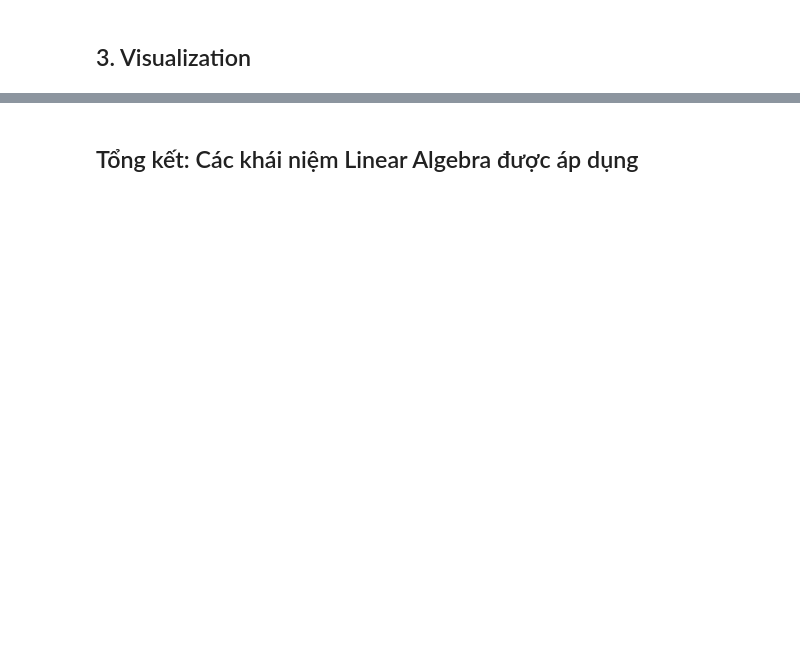
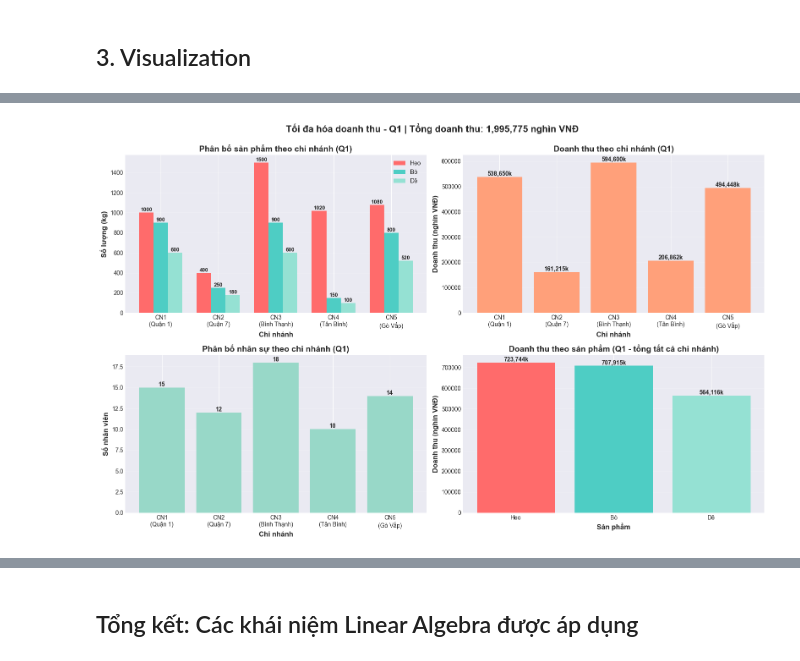
Before and after one commit to Quang1402/linear_algebra_demo, a Jupyter notebook: profit_maximization.ipynb, the cells around one changed output, grey strips where cells are left out. Drawn from its saved outputs; the diff is of its cells as text; code cells hidden in the pictures; blank space fills up the shorter version.

```diff
--- a/profit_maximization.ipynb
+++ b/profit_maximization.ipynb
@@ -292,0 +400,97 @@ Shape: (3, 3)
+# %%
+# Visualization: Phân bố sản phẩm và doanh thu theo chi nhánh
+if optimal_result is not None:
+    # 📌 BROADCASTING: Tạo dữ liệu cho visualization
+    branch_names = ['CN1\n(Quận 1)', 'CN2\n(Quận 7)', 'CN3\n(Bình Thạnh)', 'CN4\n(Tân Bình)', 'CN5\n(Gò Vấp)']
+    product_names = ['Heo', 'Bò', 'Dê']
+
+    # Tạo figure với subplots
+    fig = plt.figure(figsize=(16, 10))
+
+    # Subplot 1: Phân bố sản phẩm theo chi nhánh
+    ax1 = plt.subplot(2, 2, 1)
+    x = np.arange(num_branches)
+    width = 0.25
+
+    # Broadcasting: x (5,) + width * np.array([0, 1, 2]) (3,) → (5, 3)
+    bars1 = ax1.bar(x - width, optimal_result['product_allocation'][:, 0], width, label='Heo', color='#FF6B6B')
+    bars2 = ax1.bar(x, optimal_result['product_allocation'][:, 1], width, label='Bò', color='#4ECDC4')
+    bars3 = ax1.bar(x + width, optimal_result['product_allocation'][:, 2], width, label='Dê', color='#95E1D3')
+
+    # Thêm data labels cho từng cột
+    for bars in [bars1, bars2, bars3]:
+        for bar in bars:
+            height = bar.get_height()
+            if height > 0:  # Chỉ hiển thị label nếu có giá trị
+                ax1.text(bar.get_x() + bar.get_width()/2., height,
+                        f'{height:.0f}', ha='center', va='bottom',
+                        fontsize=9, fontweight='bold')
+
+    ax1.set_xlabel('Chi nhánh', fontsize=12, fontweight='bold')
+    ax1.set_ylabel('Số lượng (kg)', fontsize=12, fontweight='bold')
+    ax1.set_title('Phân bố sản phẩm theo chi nhánh (Q1)', fontsize=14, fontweight='bold')
+    ax1.set_xticks(x)
+    ax1.set_xticklabels(branch_names)
+    ax1.legend()
+    ax1.grid(True, alpha=0.3, axis='y')
+
+    # Subplot 2: Doanh thu theo chi nhánh
+    ax2 = plt.subplot(2, 2, 2)
+    bars = ax2.bar(branch_names, optimal_result['revenue_per_branch'], color='#FFA07A')
+    ax2.set_xlabel('Chi nhánh', fontsize=12, fontweight='bold')
+    ax2.set_ylabel('Doanh thu (nghìn VNĐ)', fontsize=12, fontweight='bold')
+    ax2.set_title('Doanh thu theo chi nhánh (Q1)', fontsize=14, fontweight='bold')
+    ax2.grid(True, alpha=0.3, axis='y')
+
+    # Thêm data labels lên cột
+    for bar in bars:
+        height = bar.get_height()
+        if height > 0:  # Chỉ hiển thị label nếu có giá trị
+            ax2.text(bar.get_x() + bar.get_width()/2., height,
+                    f'{height:,.0f}k', ha='center', va='bottom',
+                    fontsize=10, fontweight='bold')
+
+    # Subplot 3: Phân bố nhân sự
+    ax3 = plt.subplot(2, 2, 3)
+    bars = ax3.bar(branch_names, optimal_result['staff_allocation'], color='#98D8C8')
+    ax3.set_xlabel('Chi nhánh', fontsize=12, fontweight='bold')
+    ax3.set_ylabel('Số nhân viên', fontsize=12, fontweight='bold')
+    ax3.set_title('Phân bố nhân sự theo chi nhánh (Q1)', fontsize=14, fontweight='bold')
+    ax3.grid(True, alpha=0.3, axis='y')
+
+    # Thêm data labels lên cột
+    for bar in bars:
+        height = bar.get_height()
+        if height > 0:  # Chỉ hiển thị label nếu có giá trị
+            ax3.text(bar.get_x() + bar.get_width()/2., height,
+                    f'{height:.0f}', ha='center', va='bottom',
+                    fontsize=10, fontweight='bold')
+
+    # Subplot 4: Doanh thu theo sản phẩm (tổng hợp qua tất cả chi nhánh)
+    ax4 = plt.subplot(2, 2, 4)
+    # 📌 REDUCTION OPERATIONS: Tổng hợp doanh thu theo sản phẩm
+    revenue_per_product = np.sum(effective_price_matrix * optimal_result['product_allocation'], axis=0)
+    bars = ax4.bar(product_names, revenue_per_product, color=['#FF6B6B', '#4ECDC4', '#95E1D3'])
+    ax4.set_xlabel('Sản phẩm', fontsize=12, fontweight='bold')
+    ax4.set_ylabel('Doanh thu (nghìn VNĐ)', fontsize=12, fontweight='bold')
+    ax4.set_title('Doanh thu theo sản phẩm (Q1 - tổng tất cả chi nhánh)', fontsize=14, fontweight='bold')
+    ax4.grid(True, alpha=0.3, axis='y')
+
+    # Thêm data labels lên cột
+    for bar in bars:
+        height = bar.get_height()
+        if height > 0:  # Chỉ hiển thị label nếu có giá trị
+            ax4.text(bar.get_x() + bar.get_width()/2., height,
+                    f'{height:,.0f}k', ha='center', va='bottom',
+                    fontsize=10, fontweight='bold')
+
+    plt.suptitle(f'Tối đa hóa doanh thu - Q1 | Tổng doanh thu: {optimal_result["total_revenue"]:,.0f} nghìn VNĐ',
+                 fontsize=16, fontweight='bold', y=0.995)
+    plt.tight_layout()
+    plt.show()
+
+    print("\n📌 BROADCASTING trong Visualization:")
+    print(f"   - x (5,) + width * [0, 1, 2] → broadcasting để tạo vị trí cột")
+    print(f"   - Broadcasting cho phép tính toán với arrays có shape khác nhau")
+# %% [output]
+[figure, added]
```
Also changed, not shown: parts of 15 cells of this notebook.
